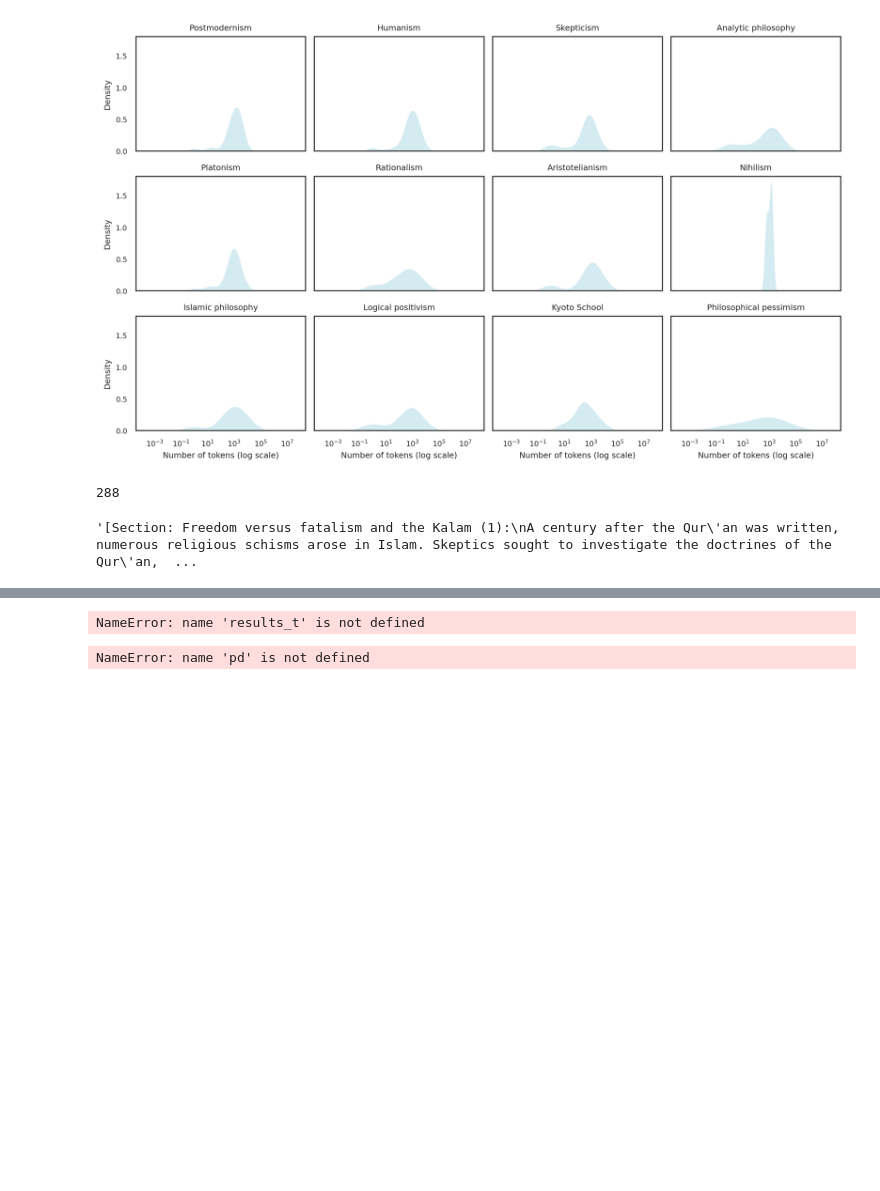
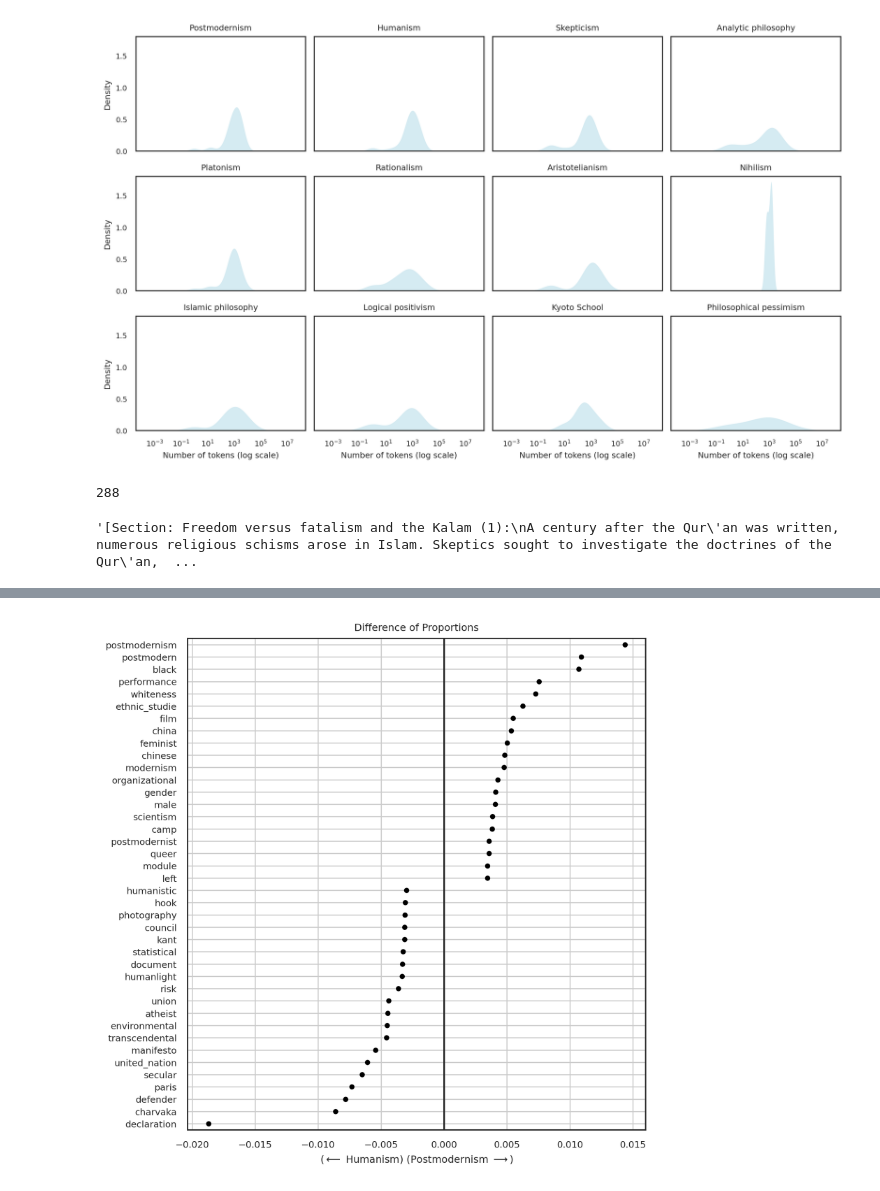
Before and after one commit to StacyLup/Ciencias-Sociales-Computacionales, a Jupyter notebook: notebooks/ProyectoAnálisisTexto.ipynb, the cells around one changed output, grey strips where cells are left out. Drawn from its saved outputs; the diff is of its cells as text; code cells hidden in the pictures; blank space fills up the shorter version.

```diff
--- a/notebooks/ProyectoAnálisisTexto.ipynb
+++ b/notebooks/ProyectoAnálisisTexto.ipynb
@@ -238,6 +237,6 @@ df.to_csv('../data/EscuelasYTradicionesFilosóficas.csv')
 # %%
 columns = ['Category', 'Namespace', 'Title', 'Summary', 'Content']
-wiki_df = pd.read_csv('../data/EscuelasYTradicionesFilosóficas.csv')
+wiki_df = pd.read_csv("../data/EscuelasYTradicionesFilosoficas.csv")
 wiki_df.dropna(subset = ['Title', 'Summary'], inplace=True)
 wiki_df =wiki_df.query('Namespace < 1')
 wiki_df['Category'].value_counts()
@@ -294,7 +293,7 @@ len(sampled_contents)
 # %% [output]
 288
 # %%
-with open('../data/pickles/sampled_wiki_escuelas_y_tradiciones_filosóficas_content.pkl', 'wb') as fp:
+with open('sampled_wiki_escuelas_tradiciones_content.pkl', 'wb') as fp:
     pickle.dump(sampled_contents, fp)
 sampled_contents_counts = sampled_contents['Category'].value_counts()
 sample_sizes = pd.DataFrame(zip(total_content_counts, sampled_contents_counts), columns=['Total', 'Sample'], index=content_keep)
@@ -332,13 +331,13 @@ len(preprocessed)
 # %% [output]
 288
 # %%
-with open('../data/pickles/sampled_wiki_escuelas_y_tradiciones_filosóficas_content.pkl', 'wb') as fp:
+with open('../data/pickles/processed_sample_contents1.pkl', 'wb') as fp:
     pickle.dump(preprocessed, fp)
 
-with open('../data/pickles/sampled_wiki_escuelas_y_tradiciones_filosóficas_content.pkl', 'wb') as fp:
+with open('../data/pickles/sample_contents_bigram_model1.pkl', 'wb') as fp:
     pickle.dump(bigram_model, fp)
 
-with open('../data/pickles/sampled_wiki_escuelas_y_tradiciones_filosóficas_content.pkl', 'rb') as fp:
+with open('../data/pickles/processed_sample_contents1.pkl', 'rb') as fp:
     preprocessed = pickle.load(fp)
 # %%
 sampled_contents.iloc[100]['Content']
@@ -408,19 +438,17 @@ NameError: name 'results_t' is not defined
 # %%
-diff_con_snp = results_t['Category:Authoritarianism (id: 36055803, ns: 14)'] - results_t['Category:Environmentalism (id: 737047, ns: 14)']
+diff_con_snp = results_t['Category:Postmodernism (id: 1028890, ns: 14)'] - results_t['Category:Humanism (id: 891562, ns: 14)']
 diff_con_snp.sort_values(ascending=False, inplace=True)
 auth_not_snp = diff_con_snp.head(20)
 env_not_snp = diff_con_snp.tail(20)
-# %% [output]
-NameError: name 'results_t' is not defined
 # %%
 dop = pd.concat([auth_not_snp, env_not_snp])
 fig, ax = plt.subplots(figsize= (6,6))
 sns.swarmplot(x=dop, y=dop.index, color='black', size=4)
 ax.axvline(0)
 plt.grid()
-ax.set(xlabel=r'($\longleftarrow$ Environmentalism) (Authoritarianism $\longrightarrow$)', ylabel='', title='Difference of Proportions')
+ax.set(xlabel=r'($\longleftarrow$ Humanism) (Postmodernism $\longrightarrow$)', ylabel='', title='Difference of Proportions')
 plt.tight_layout()
 plt.show()
 fig.savefig("comparative_table.png")
 # %% [output]
-NameError: name 'pd' is not defined
+[figure, added]
```
Also changed, not shown: parts of 10 cells of this notebook, 10 other files.
